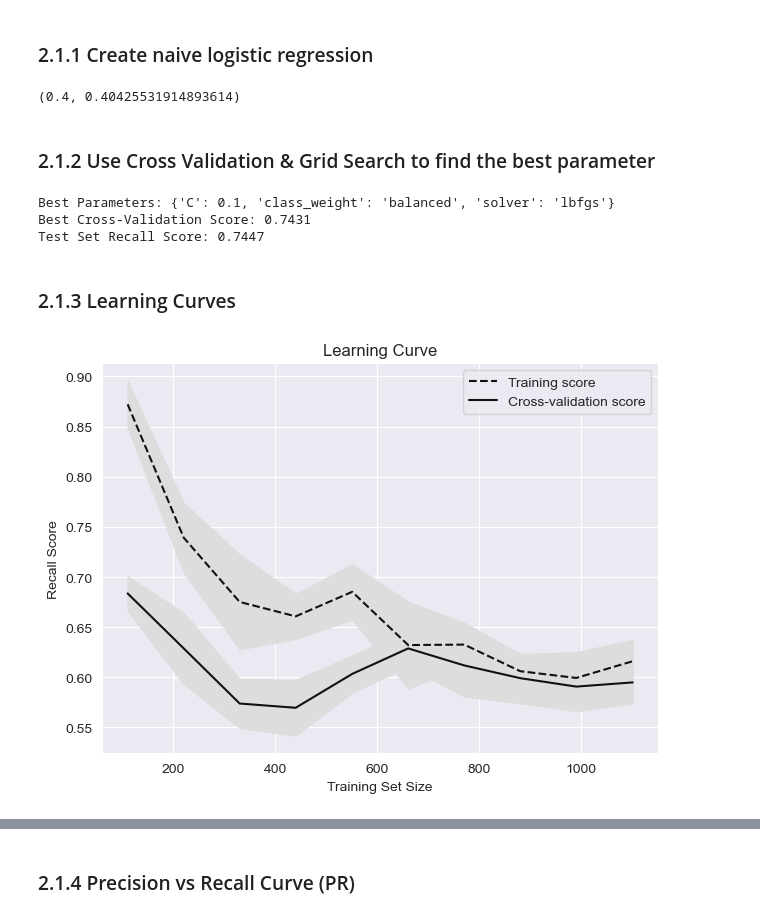
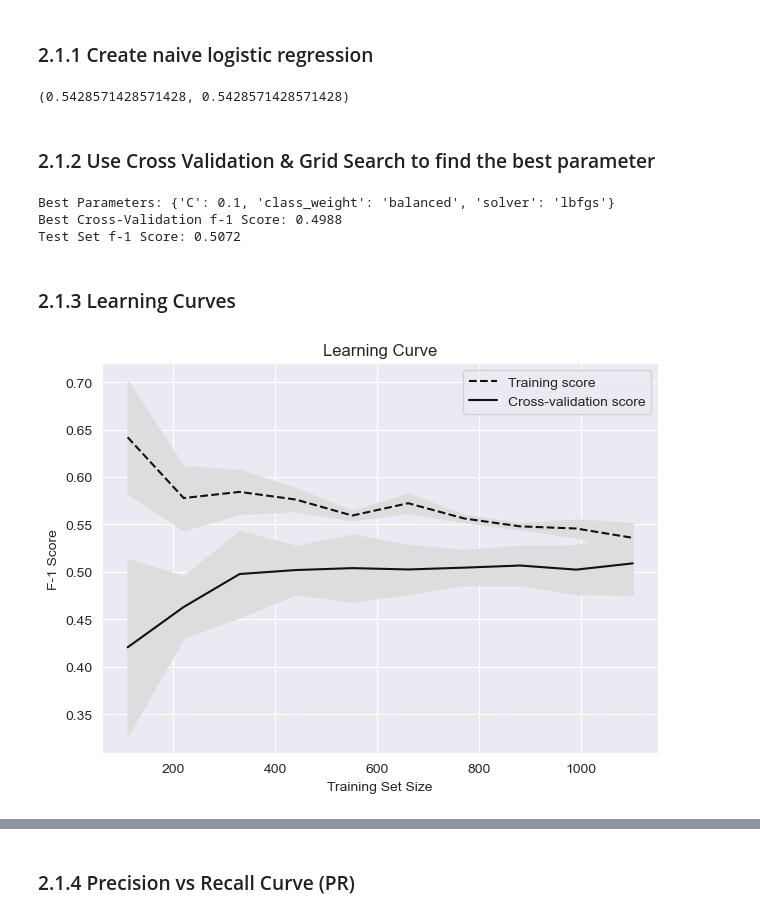
Before and after one commit to yzysnake/Data_Mining_Principles, a Jupyter notebook: Group Project/GroupProject.ipynb, the cells around one changed output, grey strips where cells are left out. Drawn from its saved outputs; the diff is of its cells as text; code cells hidden in the pictures.

```diff
--- a/Group Project/GroupProject.ipynb
+++ b/Group Project/GroupProject.ipynb
@@ -383,7 +383,7 @@ df_pca.head(5)
 # %%
 from sklearn.linear_model import LogisticRegression
 from sklearn.model_selection import train_test_split
-from sklearn.metrics import accuracy_score, recall_score
+from sklearn.metrics import accuracy_score, recall_score,f1_score
 
 
 # Splitting the dataset into training and testing sets
@@ -397,19 +397,19 @@ X_train, X_test, y_train, y_test = train_test_split(X, y, test_size=0.2, random_
 # Train the model
 naive_logistic_model.fit(X_train, y_train)
 
-# Predictions on training set for recall calculation
+# Predictions on training set for f-1 calculation
 y_train_pred = naive_logistic_model.predict(X_train)
 
 # Get the prediction
 y_test_pred = naive_logistic_model.predict(X_test)
 
-# Calculate recall score for both training and testing sets #TP/TP+FN
-recall_train = recall_score(y_train, y_train_pred)
-recall_test = recall_score(y_test, y_test_pred)
+# Calculate f-1 score for both training and testing sets #TP/TP+FN
+f1_train = f1_score(y_train, y_train_pred)
+f1_test = f1_score(y_test, y_test_pred)
 
-recall_train, recall_test
+f1_train, f1_test
 # %% [output]
-(0.4, 0.40425531914893614)
+(0.5428571428571428, 0.5428571428571428)
 # %% [markdown]
 ### 2.1.2 Use Cross Validation & Grid Search to find the best parameter
 # %%
@@ -451,20 +451,20 @@ test_recall = recall_score(y_test, y_pred)
 # %%
 print(f"Best Parameters: {best_params}")
-print(f"Best Cross-Validation Score: {best_score:.4f}")
-print(f"Test Set Recall Score: {test_recall:.4f}")
+print(f"Best Cross-Validation f-1 Score: {best_score:.4f}")
+print(f"Test Set f-1 Score: {test_f1:.4f}")
 # %% [output]
 Best Parameters: {'C': 0.1, 'class_weight': 'balanced', 'solver': 'lbfgs'}
-Best Cross-Validation Score: 0.7431
-Test Set Recall Score: 0.7447
+Best Cross-Validation f-1 Score: 0.4988
+Test Set f-1 Score: 0.5072
 # %% [markdown]
 ### 2.1.3 Learning Curves
 # %%
 from projectpreprocessing import plot_learning_curves
 # Initialize the model with best parameters
-best_logistic_regression_model = LogisticRegression(C=0.001, solver='liblinear', class_weight='balanced')
+best_logistic_regression_model = LogisticRegression(C=0.1, solver='lbfgs', class_weight='balanced')
 # Function to plot learning curves
 plot_learning_curves(best_logistic_regression_model, X, y, kfold)
 # %% [output]
-[figure, old version]
+[figure, new version]
 # %% [markdown]
 The graph demonstrates:
```
Also changed, not shown: parts of 19 cells of this notebook, 1 other file.
